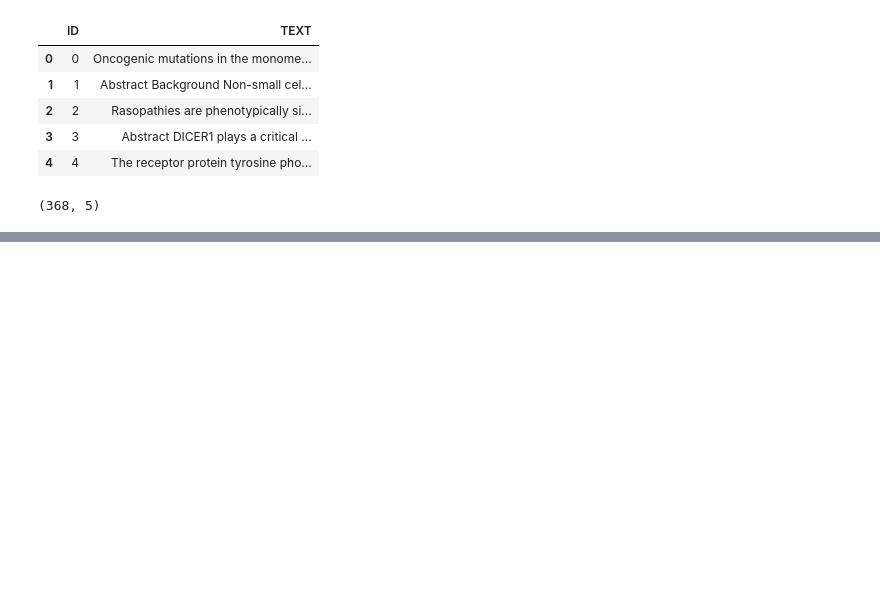
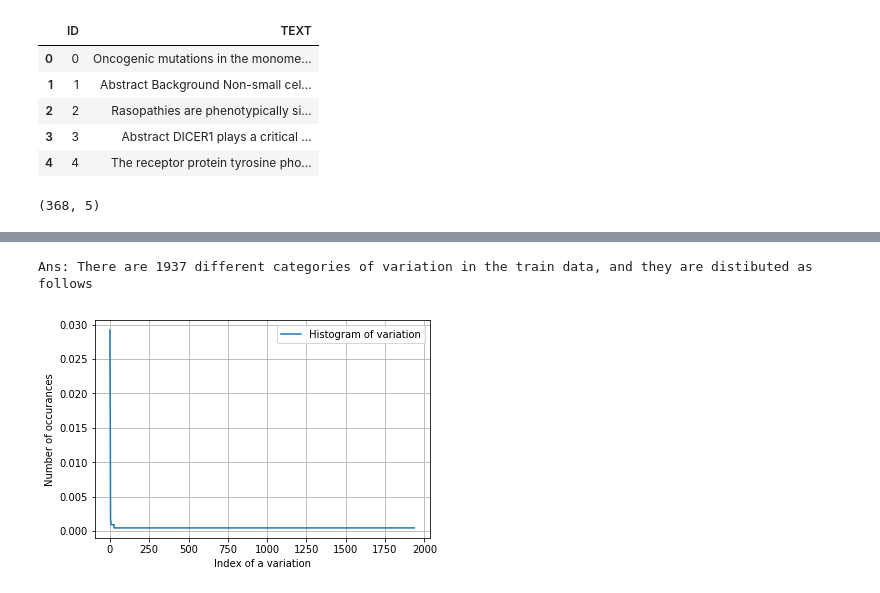
Before and after one commit to Lalit-Yadav-E1483/Quora_Question_pair, a Jupyter notebook: cancer_diagnosis/personalized_cancer_diagnosis.ipynb, the cells around one changed output, grey strips where cells are left out. Drawn from its saved outputs; the diff is of its cells as text; code cells hidden in the pictures; blank space fills up the shorter version.

```diff
--- a/cancer_diagnosis/personalized_cancer_diagnosis.ipynb
+++ b/cancer_diagnosis/personalized_cancer_diagnosis.ipynb
@@ -445,0 +649,4 @@ Index(['ID', 'Gene', 'Variation', 'Class'], dtype='object')
+# %%
+unique_variation = train_df['Variation'].value_counts()
+print(f"Number of unique variation:: {unique_variation.shape[0]}")
+unique_variation.head(10)
@@ -445,0 +666,16 @@ Index(['ID', 'Gene', 'Variation', 'Class'], dtype='object')
+# %%
+print("Ans: There are", unique_variation.shape[0] ,"different categories of variation in the train data, and they are distibuted as follows",)
+# %% [output]
+Ans: There are 1937 different categories of variation in the train data, and they are distibuted as follows
+# %%
+s = np.sum(unique_variation.values)
+h = unique_variation.values / s
+
+plt.plot(h, label="Histogram of variation")
+plt.xlabel('Index of a variation')
+plt.ylabel('Number of occurances')
+plt.legend()
+plt.grid()
+plt.show()
+# %% [output]
+[figure, added]
```
Also changed, not shown: parts of 52 cells of this notebook.
